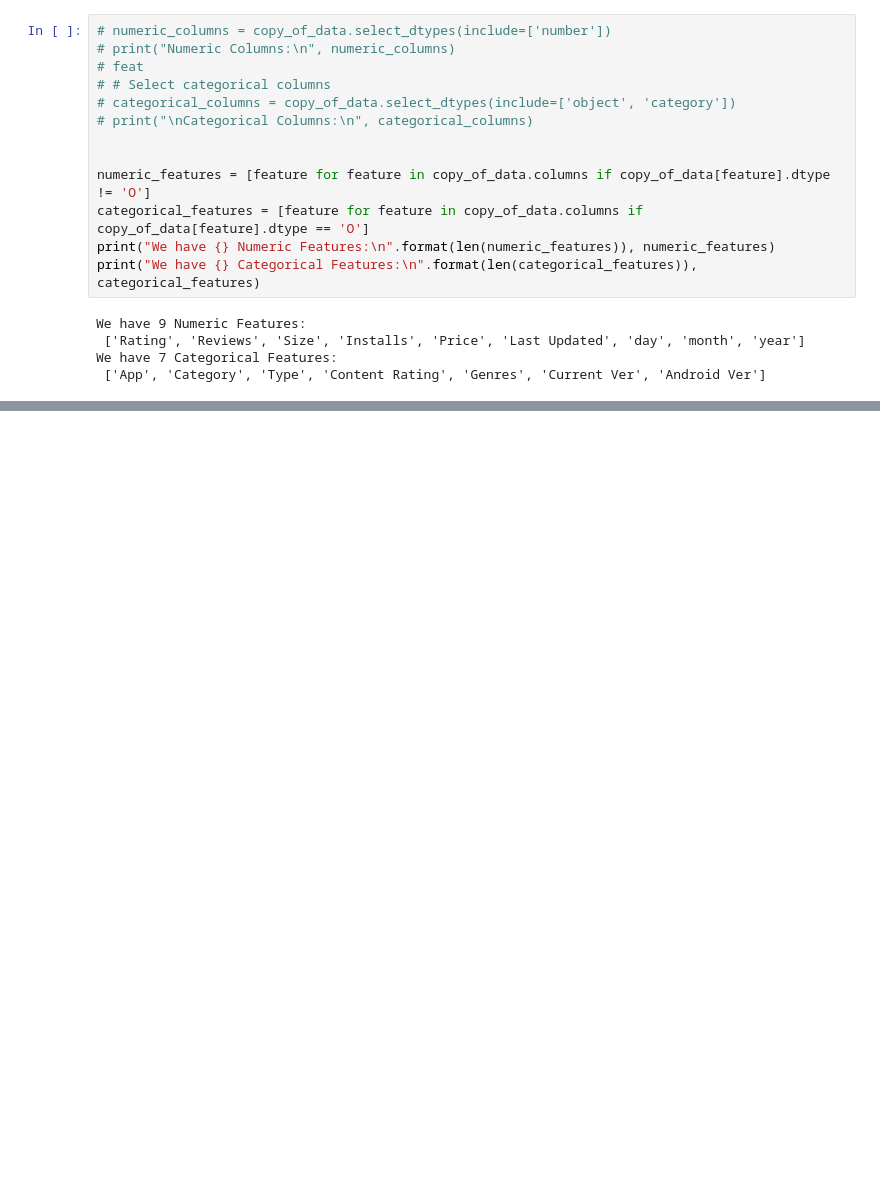
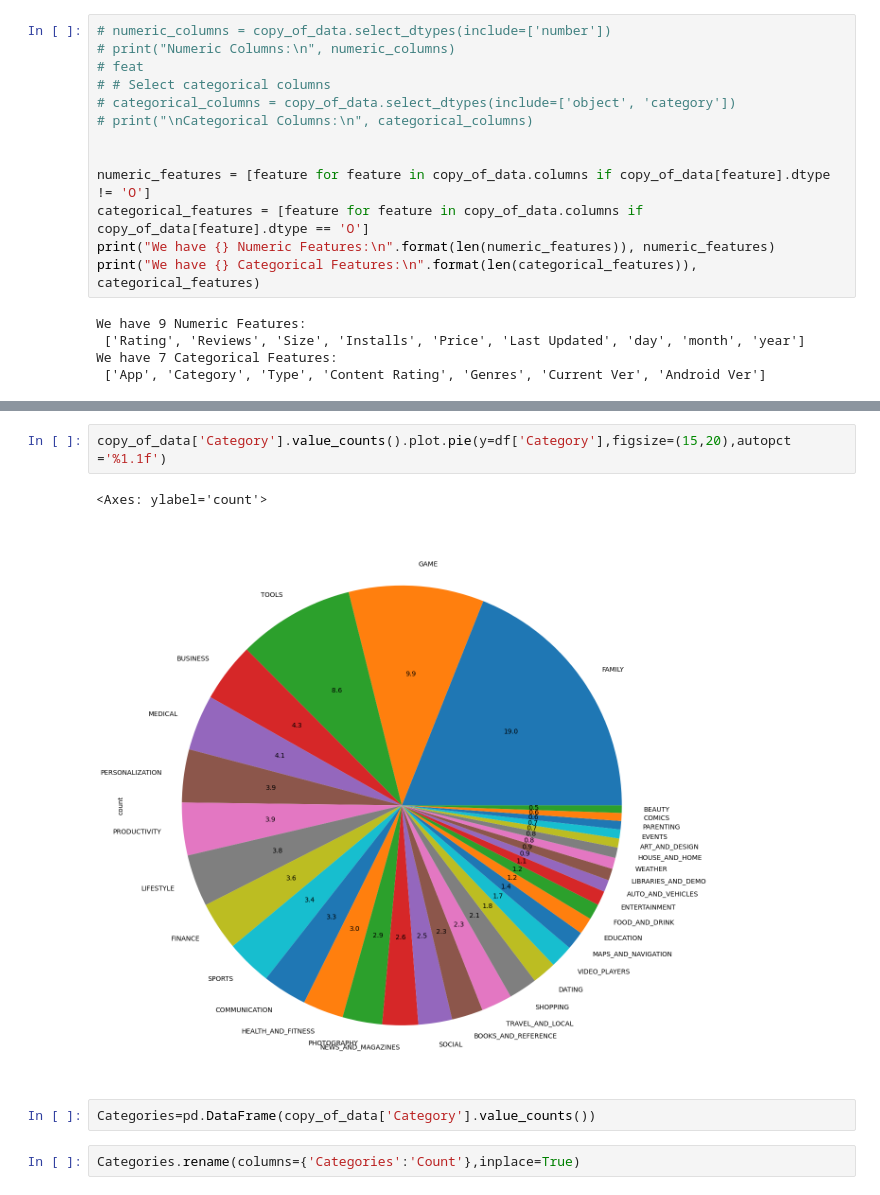
Before and after one commit to kunal1300/Programs, a Jupyter notebook: EDA/Handling missing values/Data_cleaning_usingplaystore.ipynb, the cells around one changed output, grey strips where cells are left out. Drawn from its saved outputs; the diff is of its cells as text; blank space fills up the shorter version.

```diff
--- a/EDA/Handling missing values/Data_cleaning_usingplaystore.ipynb
+++ b/EDA/Handling missing values/Data_cleaning_usingplaystore.ipynb
@@ -332,0 +380,9 @@ We have 7 Categorical Features:
+# %%
+copy_of_data['Category'].value_counts().plot.pie(y=df['Category'],figsize=(15,20),autopct ='%1.1f')
+# %% [output]
+<Axes: ylabel='count'>
+[figure, added]
+# %%
+Categories=pd.DataFrame(copy_of_data['Category'].value_counts())
+# %%
+Categories.rename(columns={'Categories':'Count'},inplace=True)
```
Also changed, not shown: parts of 13 cells of this notebook, 1 other file.
